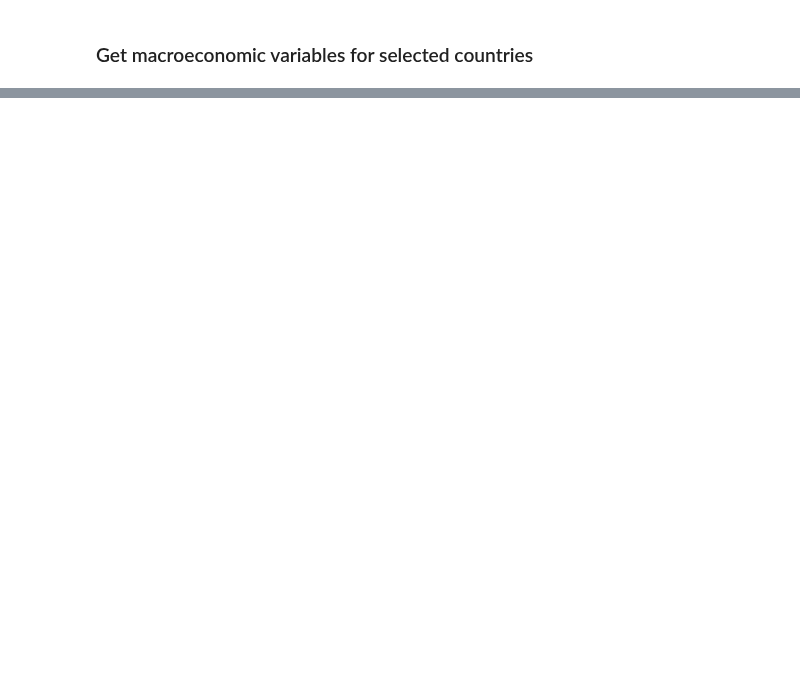
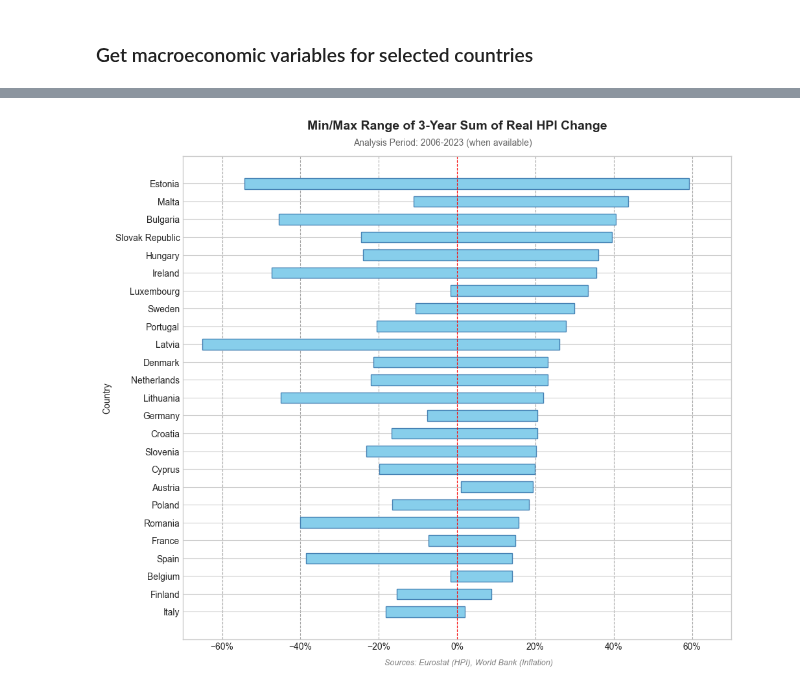
Before and after one commit to at621/snippets, a Jupyter notebook: create_macroeconomic_dataset.ipynb, the cells around one changed output, grey strips where cells are left out. Drawn from its saved outputs; the diff is of its cells as text; code cells hidden in the pictures; blank space fills up the shorter version.

```diff
--- a/create_macroeconomic_dataset.ipynb
+++ b/create_macroeconomic_dataset.ipynb
@@ -166,0 +160,71 @@ combined_df.head(10)
+# %%
+# Pivot to get HPI and Inflation side-by-side
+pivot_df = combined_df.pivot_table(
+    index=['Country', 'Year'],
+    columns='Indicator',
+    values='Value'
+)
+
+pivot_df['Real HPI Change (%)'] = pivot_df['House Price Index Annual Change (%)'] - pivot_df['Inflation Rate (%)']
+pivot_df['Sum Real HPI Change (3yr)'] = pivot_df.groupby('Country')['Real HPI Change (%)'].transform(lambda x: x.rolling(window=3, min_periods=1).sum())
+pivot_df = pivot_df.reset_index()
+# %%
+# Create df for plotting
+df_summary = pivot_df.groupby('Country').agg({'Sum Real HPI Change (3yr)': ['min', 'max']}) / 100
+df_summary.columns = ['min', 'max']
+df_summary.dropna()
+
+# Convert min/max columns to numeric, coercing errors for potential empty strings
+df_summary['min'] = pd.to_numeric(df_summary['min'], errors='coerce')
+df_summary['max'] = pd.to_numeric(df_summary['max'], errors='coerce')
+
+# --- Data Preparation for Plotting ---
+df_plot = df_summary.dropna(subset=['min', 'max'])
+df_plot = df_plot.sort_values('max', ascending=True)
+
+# --- Create the Graph ---
+plt.style.use('seaborn-v0_8-whitegrid')
+fig, ax = plt.subplots(figsize=(10, len(df_plot) * 0.3 + 1))
+
+# --- Plotting: Horizontal Bars ---
+bar_width = df_plot['max'] - df_plot['min']
+bars = ax.barh(df_plot.index,
+               bar_width,
+               left=df_plot['min'],
+               color='skyblue',
+               edgecolor='steelblue',
+               height=0.6)
+
+# Add a line at zero for reference and x axis range
+ax.axvline(0, color='red', linestyle='--', linewidth=0.8, zorder=1)
+ax.set_xlim(-0.7, 0.7)
+
+# Customize the plot
+ax.set_ylabel('Country')
+ax.set_title('Min / Max Range of 3-Year Sum of Real HPI Change', fontsize=14, fontweight='bold', pad=30)
+fig.text(0.54, 0.95, "Analysis Period: 2006-2023 (conditional on availability)",
+         ha='center',
+         va='top',
+         fontsize=10,
+         color='dimgray')
+
+ax.tick_params(axis='y', length=0)
+ax.xaxis.set_major_formatter(PercentFormatter(xmax=1, decimals=0))
+
+# Add grid lines for readability on the x-axis
+ax.xaxis.grid(True, linestyle='--', which='major', color='grey', alpha=.7)
+ax.set_axisbelow(True)
+
+source_text = "Sources: Eurostat (HPI), World Bank (Inflation)"
+fig.text(0.45, -0.01,
+         source_text,
+         ha='left',
+         va='bottom',
+         fontsize=9,
+         color='gray',
+         fontstyle='italic')
+
+plt.tight_layout()
+plt.show()
+# %% [output]
+[figure, added]
```
Also changed, not shown: parts of 6 cells of this notebook.
